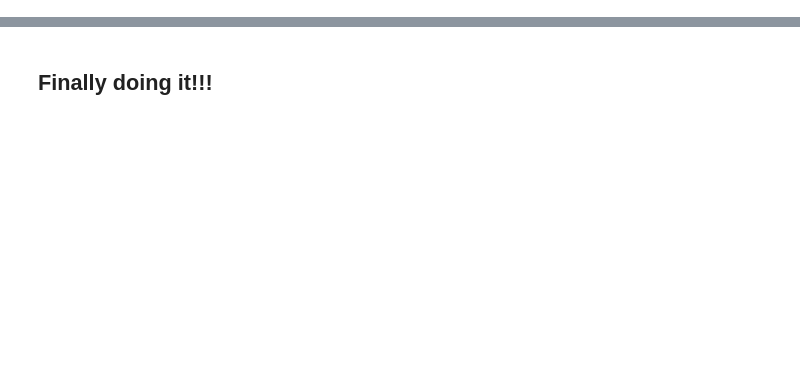
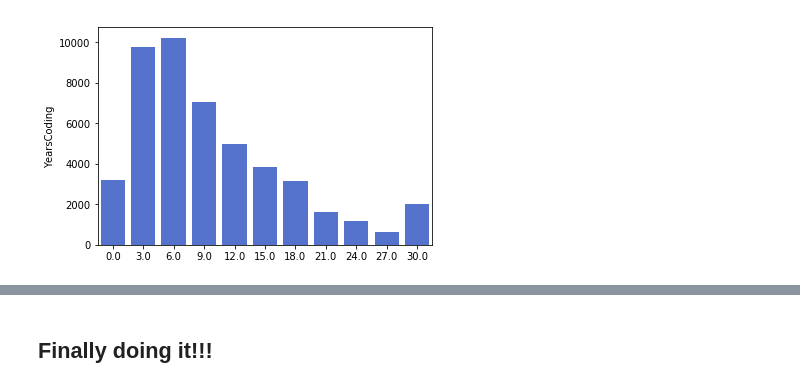
Before and after one commit to joshtice/stackoverflow2018, a Jupyter notebook: model.ipynb, the cells around one changed output, grey strips where cells are left out. Cells and saved outputs as stored; diff of their text form; code cells hidden in the pictures; blank space fills up the shorter version.

```diff
--- a/model.ipynb
+++ b/model.ipynb
@@ -507,0 +153,23 @@ df2.shape
+# %%
+years_coding_mapping = {
+    '0-2 years': 0,
+    '3-5 years': 3,
+    '6-8 years': 6,
+    '9-11 years': 9,
+    '12-14 years': 12,
+    '15-17 years': 15,
+    '18-20 years': 18,
+    '21-23 years':21,
+    '24-26 years': 24,
+    '27-29 years': 27,
+    '30 or more years': 30,
+    np.nan: np.nan,
+}
+
+years_coding = df.YearsCoding.map(years_coding_mapping)
+years_coding = years_coding.fillna(years_coding.median())
+
+sns.barplot(x=years_coding.value_counts().index, y=years_coding.value_counts(), color='royalblue')
+plt.show()
+# %% [output]
+[figure, added]
```
Also changed, not shown: parts of 98 cells of this notebook.
